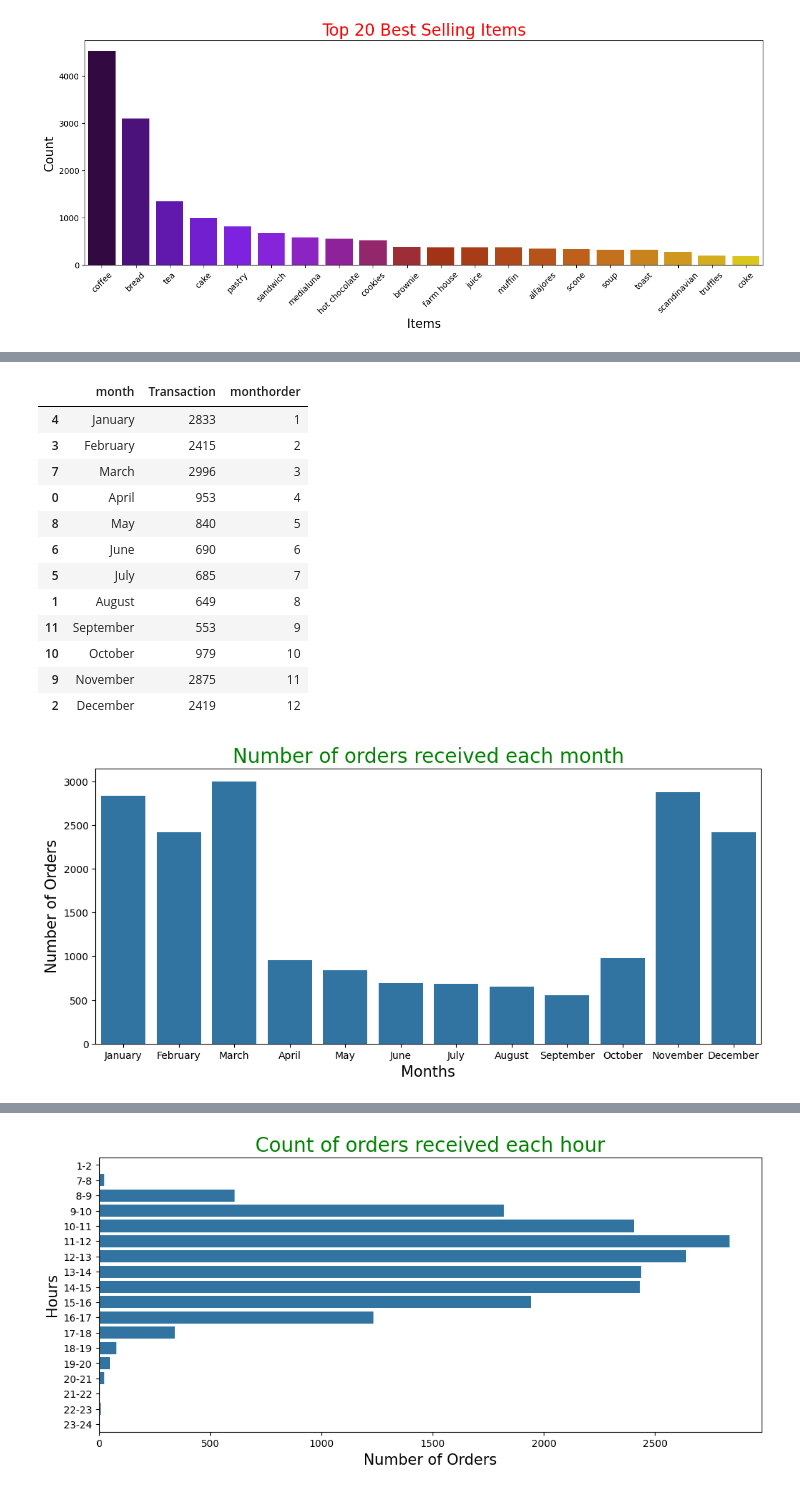
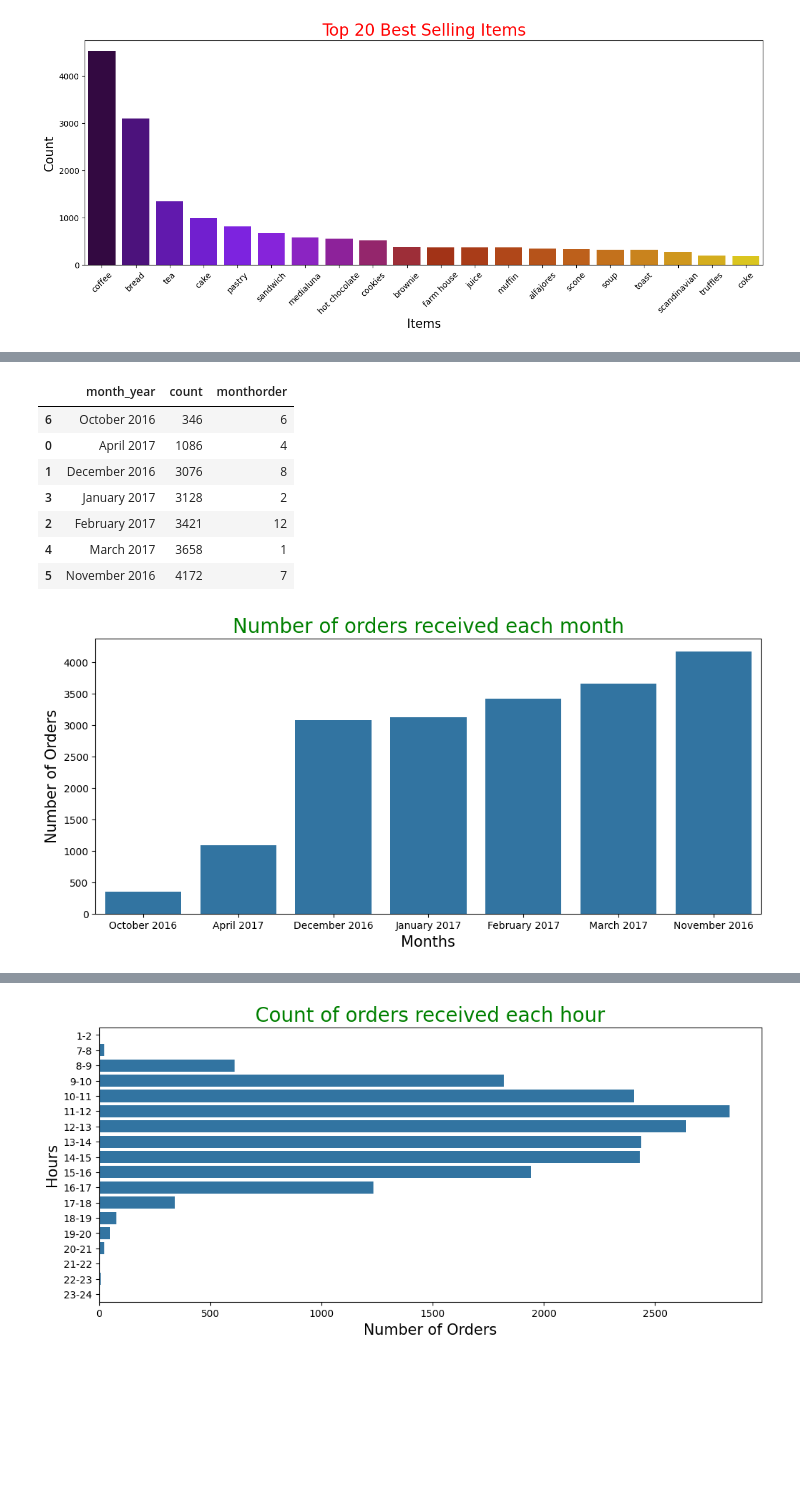
Before and after one commit to bkty1122/bkty1122, a Jupyter notebook: master-school-project/COM6101-Lecon-4/COM6101_2023_24_Sem_2_Lab_4.ipynb, the cells around one changed output, grey strips where cells are left out. Drawn from its saved outputs; the diff is of its cells as text; code cells hidden in the pictures; blank space fills up the shorter version.

```diff
--- a/master-school-project/COM6101-Lecon-4/COM6101_2023_24_Sem_2_Lab_4.ipynb
+++ b/master-school-project/COM6101-Lecon-4/COM6101_2023_24_Sem_2_Lab_4.ipynb
@@ -145,7 +152,12 @@ df['weekday'] = df['date_time'].dt.weekday
 df['weekday'] = df['weekday'].replace((0,1,2,3,4,5,6),
                                           ('Monday','Tuesday','Wednesday','Thursday','Friday','Saturday','Sunday'))
 
+# Extracting year
+df['year'] = df['date_time'].dt.year
+
 # dropping date_time column
 df.drop('date_time',axis=1,inplace=True)
-df
+
+# check unique values in month
+df['month'].unique()
 # %% [output]
@@ -232,0 +218,6 @@ monthTran
+# %%
+# group the df by month and year
+# create a column combining month and year
+df['month_year'] = df['month'] + ' ' + df['year'].astype(str)
+monthTran = df.groupby(['month_year']).size().reset_index(name='count')
+monthTran
@@ -233,4 +233,4 @@ monthTran
 # %%
-monthTran.loc[:,"monthorder"] = [4,8,12,2,1,7,6,3,5,11,10,9]
-monthTran
+monthTran[:,"monthorder"] = [4,8,12,2,1,7,6,3,5,11,10,9]
+df['month'].unique()
 # %% [output]
@@ -250,29 +239,27 @@ monthTran
 # %%
-monthTran.sort_values("monthorder",inplace=True)
+monthTran.sort_values("count",inplace=True)
 monthTran
 # %% [output]
-|  | month | Transaction | monthorder |
-| 4 | January | 2833 | 1 |
-| 3 | February | 2415 | 2 |
-| 7 | March | 2996 | 3 |
-| 0 | April | 953 | 4 |
-| 8 | May | 840 | 5 |
-| 6 | June | 690 | 6 |
-| 5 | July | 685 | 7 |
-| 1 | August | 649 | 8 |
-| 11 | September | 553 | 9 |
-| 10 | October | 979 | 10 |
-| 9 | November | 2875 | 11 |
-| 2 | December | 2419 | 12 |
+|  | month_year | count | monthorder |
+| 6 | October 2016 | 346 | 6 |
+| 0 | April 2017 | 1086 | 4 |
+| 1 | December 2016 | 3076 | 8 |
+| 3 | January 2017 | 3128 | 2 |
+| 2 | February 2017 | 3421 | 12 |
+| 4 | March 2017 | 3658 | 1 |
+| 5 | November 2016 | 4172 | 7 |
 # %%
+# rename column count to Transaction
+monthTran.rename(columns = {'count':'Transaction'}, inplace = True)
+
 plt.figure(figsize=(12,5))
-sns.barplot(data = monthTran, x = "month", y = "Transaction")
+sns.barplot(data = monthTran, x = "month_year", y = "Transaction")
 plt.xlabel('Months', size = 15)
 plt.ylabel('Number of Orders', size = 15)
 plt.title('Number of orders received each month', color = 'green', size = 20)
 plt.show()
 # %% [output]
-[figure, old version]
+[figure, new version]
 # %%
 weekTran = df.groupby('weekday')['Transaction'].count().reset_index()
 weekTran.loc[:,"weekorder"] = [4,0,5,6,3,1,2]
```
Also changed, not shown: parts of 20 cells of this notebook, 1 other file.
